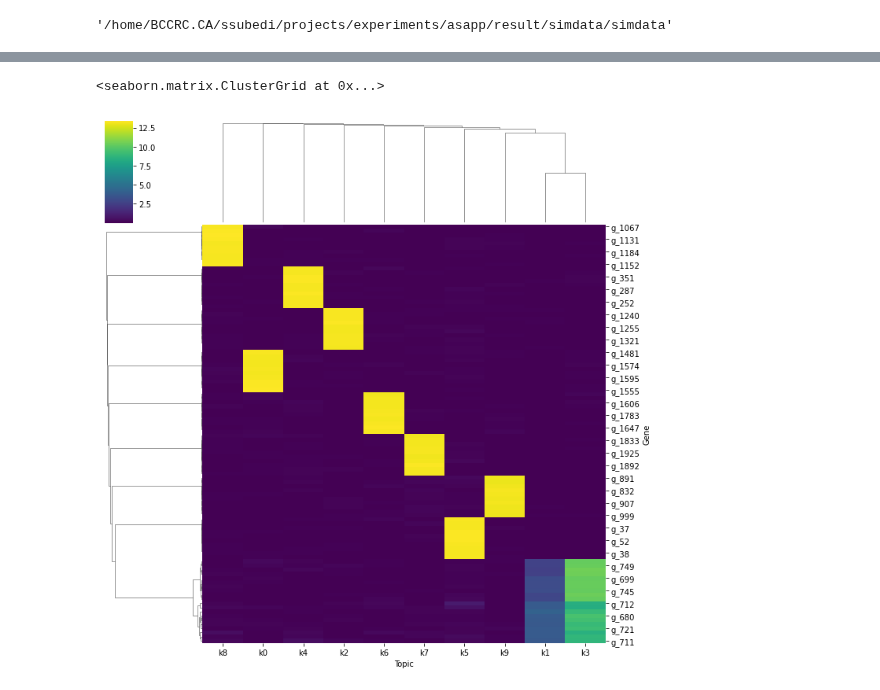
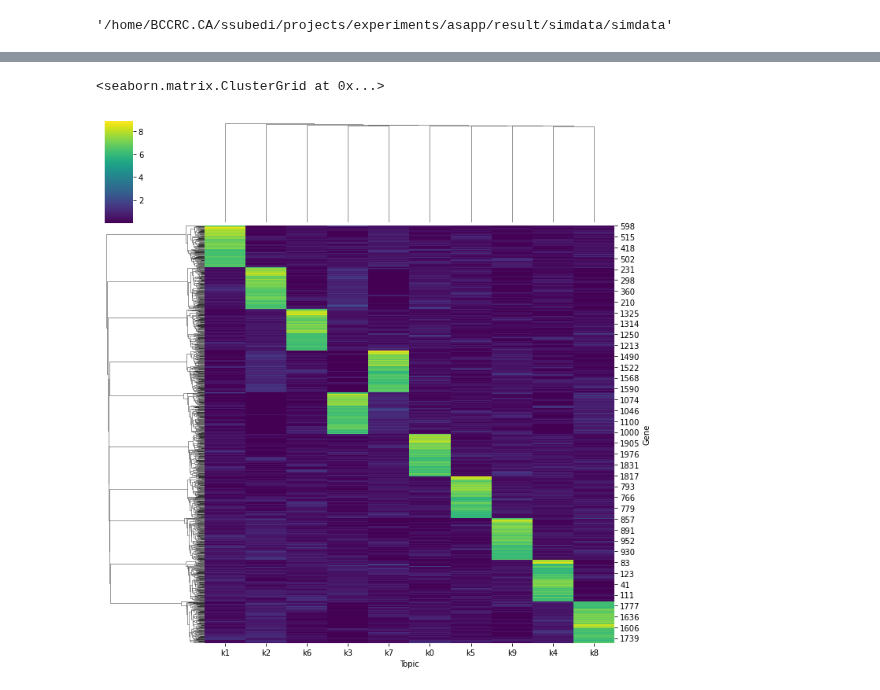
Before and after one commit to causalpathlab/asapp, a Jupyter notebook: asapp/Fig_1a_sim_data.ipynb, the cells around one changed output, grey strips where cells are left out. Drawn from its saved outputs; the diff is of its cells as text; code cells hidden in the pictures.

```diff
--- a/asapp/Fig_1a_sim_data.ipynb
+++ b/asapp/Fig_1a_sim_data.ipynb
@@ -33,4 +42,5 @@ H,W = sca.simdata(N=3000,K=10,P=5000)
 # %%
+plt.rcParams["figure.figsize"] = (20,10)
 figure,axis = plt.subplots(1,2)
 sns.heatmap(W,ax=axis[0])
 sns.heatmap(H.T,ax=axis[1])
@@ -175,7 +211,7 @@ Text(0, 0.5, 'UMAP2')
 # %%
-df_top = _topics_util.get_topic_top_genes(df_scbeta,top_n=10)
+df_top = _topics_util.get_topic_top_genes(df_scbeta.iloc[:,1:],top_n=100)
 df_top = df_top.pivot(index='Topic',columns='Gene',values='Proportion')
 sns.clustermap(df_top.T,cmap='viridis')
 # %% [output]
 <seaborn.matrix.ClusterGrid at 0x...>
-[figure, old version]
+[figure, new version]
```
Also changed, not shown: parts of 17 cells of this notebook, 5 other files.
